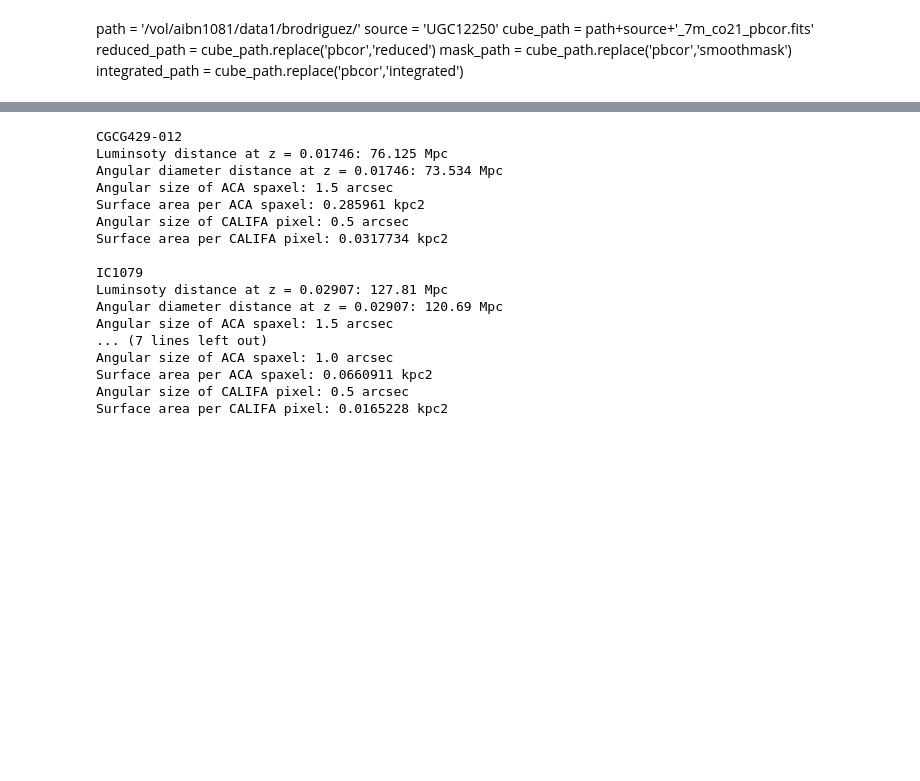
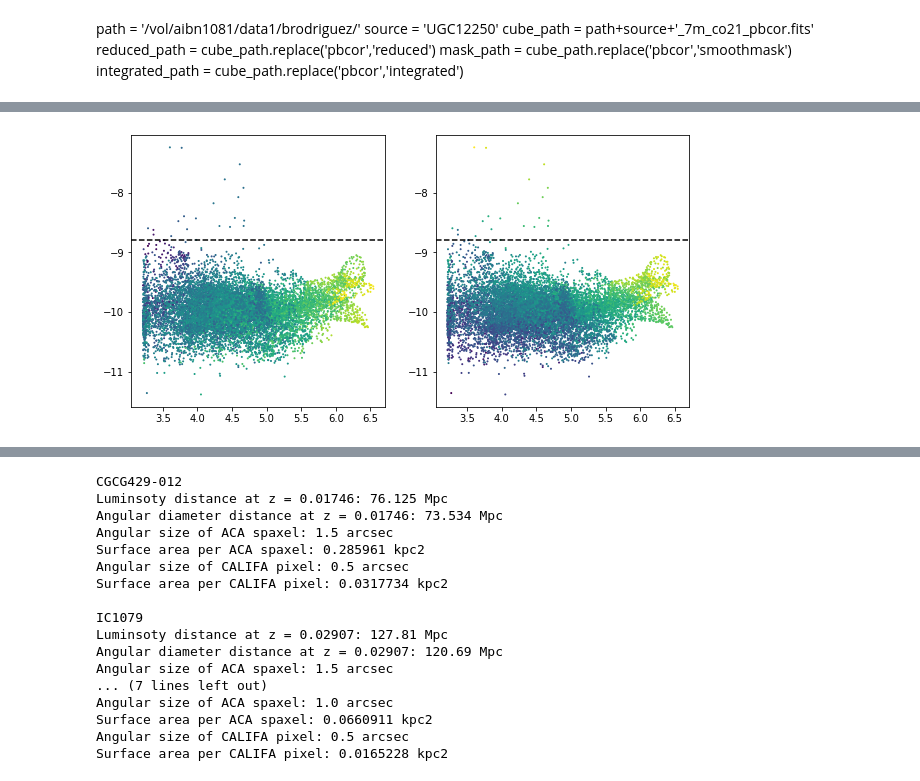
Before and after one commit to Bruno-Rodriguez/quenching-nearby-galaxies, a Jupyter notebook: create_database.ipynb, the cells around one changed output, grey strips where cells are left out. Cells and saved outputs as stored; diff of their text form; code cells hidden in the pictures; blank space fills up the shorter version.

```diff
--- a/create_database.ipynb
+++ b/create_database.ipynb
@@ -618,0 +919,10 @@ plt.show()
+# %%
+sample = Database_SF[Database_SF['Inclination']<70].copy()
+fig, axs = plt.subplots(1,2,figsize=(10,5))
+axs[0].scatter(np.log10(sample['P_h']),np.log10(sample['sSFR']),s=1,c=np.log10(sample['S_Mstar']))
+axs[1].scatter(np.log10(sample['P_h']),np.log10(sample['sSFR']),s=1,c=np.log10(sample['S_SFR']))
+axs[0].axhline(-8.8,c='k',ls='--')
+axs[1].axhline(-8.8,c='k',ls='--')
+plt.show()
+# %% [output]
+[figure, added]
```
Also changed, not shown: parts of 42 cells of this notebook, 1 other file.
